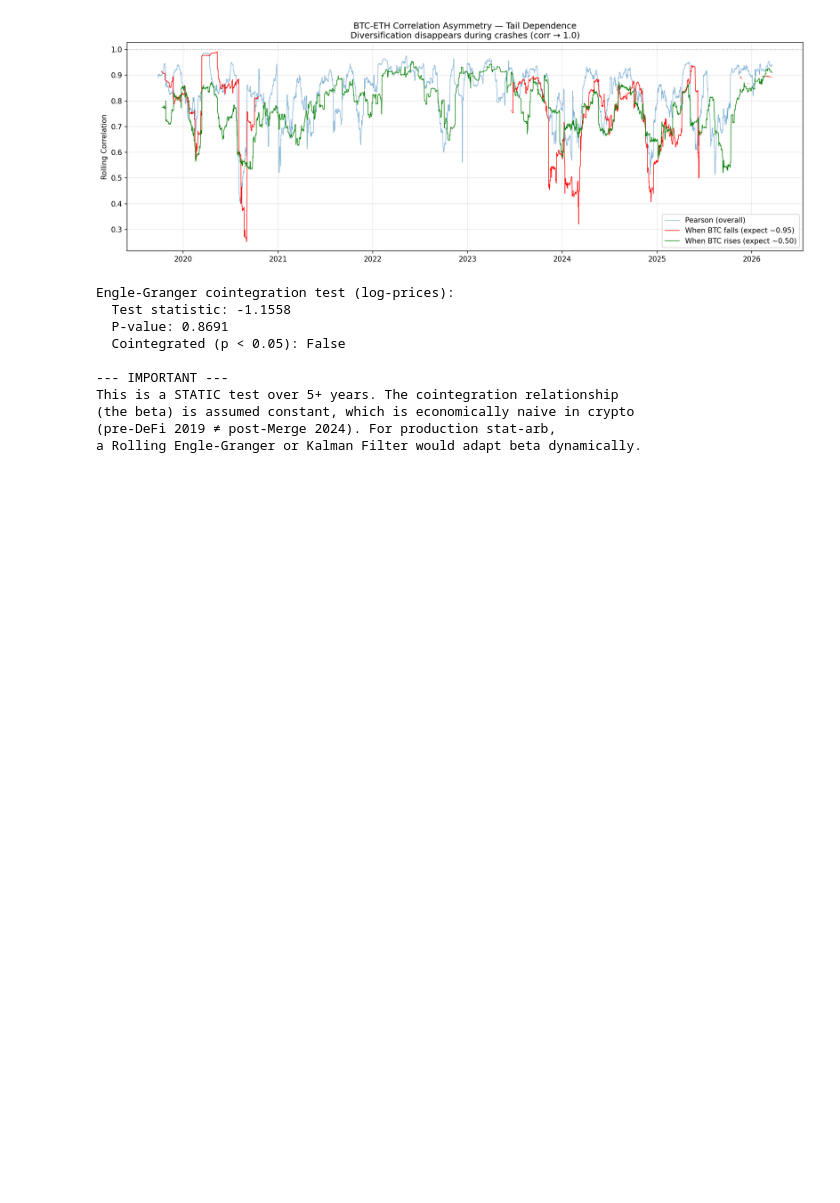
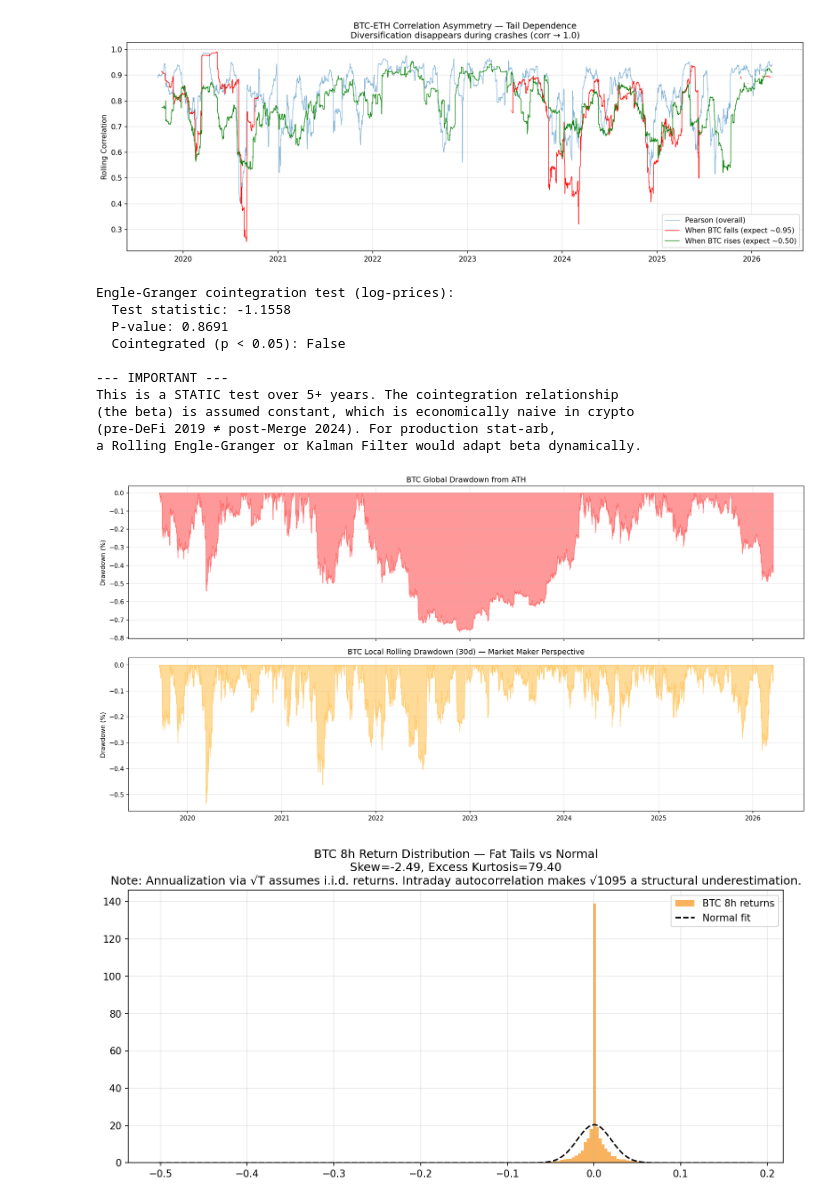
Before and after one commit to Zekhayoub/crypto-volatility-analyzer, a Jupyter notebook: notebooks/eda.ipynb, the cells around one changed output. Drawn from its saved outputs; the diff is of its cells as text; code cells hidden in the pictures; blank space fills up the shorter version.

Commit message:
feat: add drawdown history and return distribution

```diff
--- a/notebooks/eda.ipynb
+++ b/notebooks/eda.ipynb
@@ -164,3 +164,39 @@ This is a STATIC test over 5+ years. The cointegration relationship
 (the beta) is assumed constant, which is economically naive in crypto
 (pre-DeFi 2019 ≠ post-Merge 2024). For production stat-arb,
 a Rolling Engle-Granger or Kalman Filter would adapt beta dynamically.
+# %%
+# Drawdown
+fig, axes = plt.subplots(2, 1, figsize=(16, 8), sharex=True)
+axes[0].fill_between(df.index, 0, df["btc_drawdown_global"], color="red", alpha=0.4)
+axes[0].set_title("BTC Global Drawdown from ATH")
+axes[0].set_ylabel("Drawdown (%)")
+axes[1].fill_between(df.index, 0, df["btc_drawdown_local_90p"], color="orange", alpha=0.4)
+axes[1].set_title("BTC Local Rolling Drawdown (30d) — Market Maker Perspective")
+axes[1].set_ylabel("Drawdown (%)")
+fig.tight_layout()
+fig.savefig(FIGURES / "drawdown_history.png", bbox_inches="tight")
+plt.show()
+
+# Return distribution
+fig, ax = plt.subplots(figsize=(10, 5))
+returns = df["btc_return_1p"].dropna()
+ax.hist(returns, bins=200, density=True, alpha=0.7, color=COLORS["btc"], label="BTC 8h returns")
+
+# Normal fit overlay
+from scipy.stats import norm
+x = np.linspace(returns.min(), returns.max(), 200)
+ax.plot(x, norm.pdf(x, returns.mean(), returns.std()), "k--", label="Normal fit")
+
+skew = returns.skew()
+kurt = returns.kurtosis()
+ax.set_title(f"BTC 8h Return Distribution — Fat Tails vs Normal\n"
+             f"Skew={skew:.2f}, Excess Kurtosis={kurt:.2f}\n"
+             f"Note: Annualization via √T assumes i.i.d. returns. "
+             f"Intraday autocorrelation makes √1095 a structural underestimation.")
+ax.legend()
+fig.tight_layout()
+fig.savefig(FIGURES / "return_distribution.png", bbox_inches="tight")
+plt.show()
+# %% [output]
+[figure, added]
+[figure, added]
```
Also changed, not shown: 2 other files.
